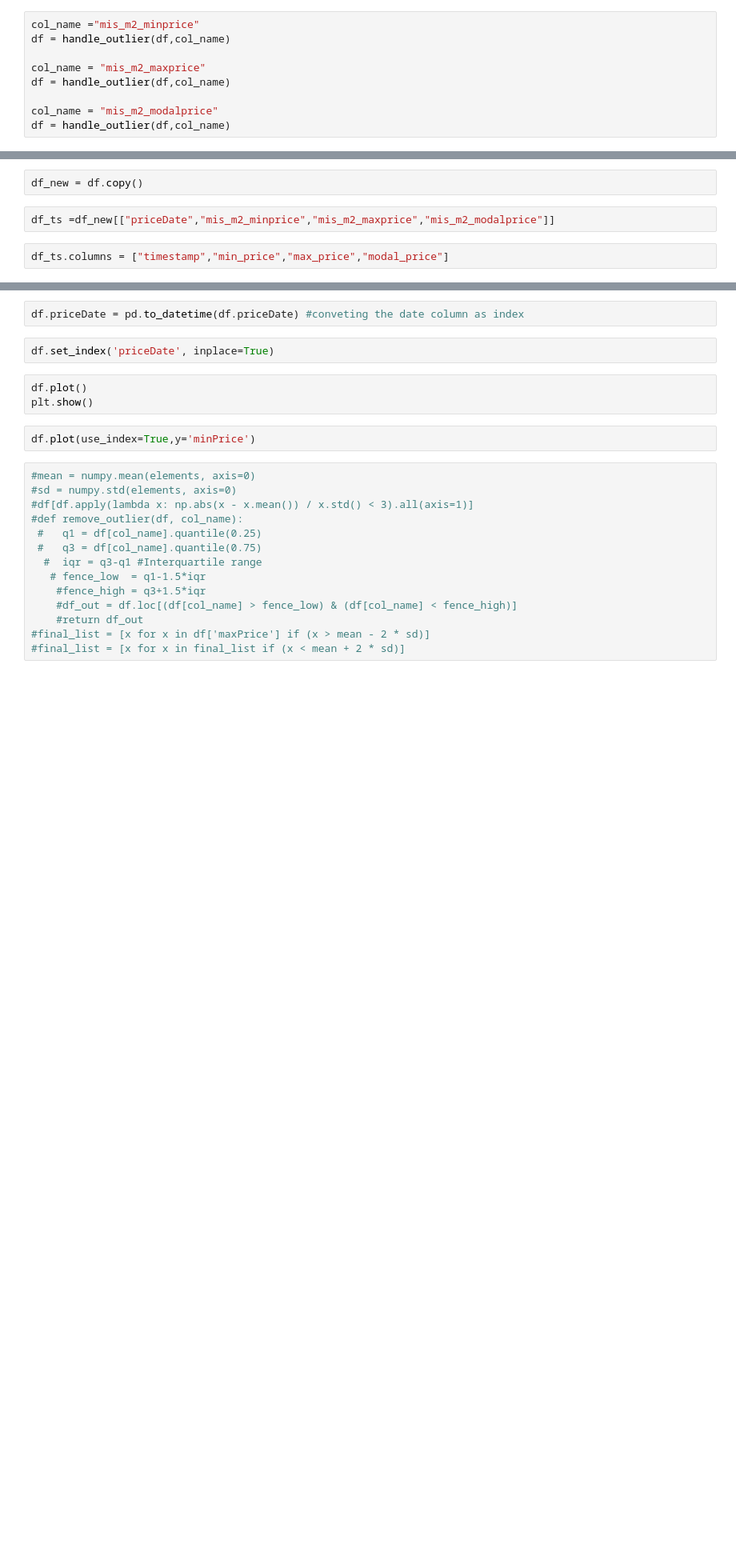
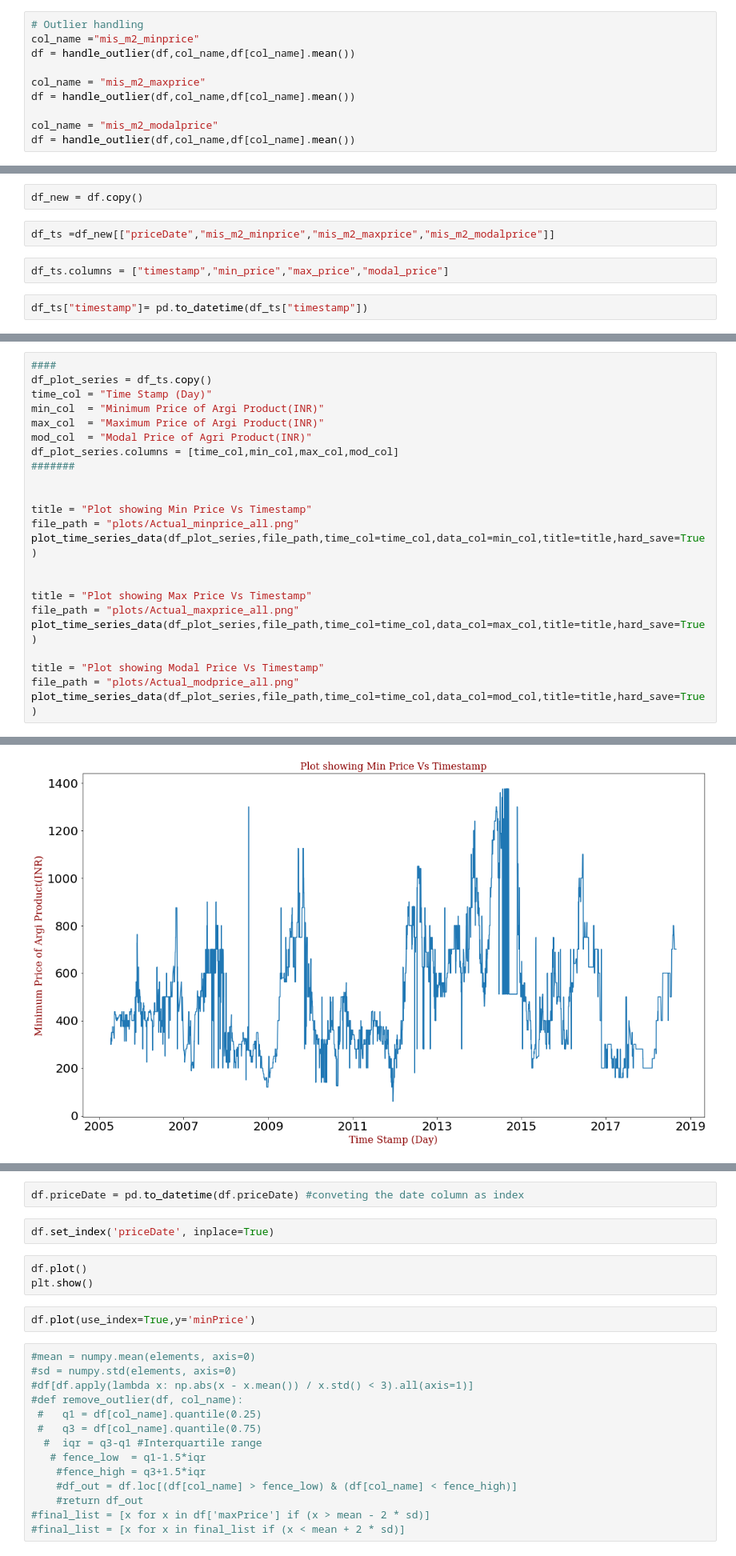
Before and after one commit to durgaharish1993/assignment-ts, a Jupyter notebook: python_notebook.ipynb, the cells around one changed output, grey strips where cells are left out. Shown at 80% size. Drawn from its saved outputs; the diff is of its cells as text; blank space fills up the shorter version.

Commit message:
Adding new functions plot_time_series_data, plotting_multiple_series,find_moving_averages

```diff
--- a/python_notebook.ipynb
+++ b/python_notebook.ipynb
@@ -141,11 +220,12 @@ df = mis_replace_linear_regression(df,X_col=["minPrice"] ,Y_col=col_name)
 col_name = "mis_m2_modalprice"
 df = mis_replace_linear_regression(df,X_col=["minPrice"] ,Y_col=col_name)
 # %%
+# Outlier handling
 col_name ="mis_m2_minprice"
-df = handle_outlier(df,col_name)
+df = handle_outlier(df,col_name,df[col_name].mean())
 
 col_name = "mis_m2_maxprice"
-df = handle_outlier(df,col_name)
+df = handle_outlier(df,col_name,df[col_name].mean())
 
 col_name = "mis_m2_modalprice"
-df = handle_outlier(df,col_name)
+df = handle_outlier(df,col_name,df[col_name].mean())
@@ -157,3 +235,5 @@ df_new = df.copy()
 df_ts =df_new[["priceDate","mis_m2_minprice","mis_m2_maxprice","mis_m2_modalprice"]]
 # %%
 df_ts.columns = ["timestamp","min_price","max_price","modal_price"]
+# %%
+df_ts["timestamp"]= pd.to_datetime(df_ts["timestamp"])
@@ -159,0 +246,24 @@ df_ts.columns = ["timestamp","min_price","max_price","modal_price"]
+# %%
+####
+df_plot_series = df_ts.copy()
+time_col = "Time Stamp (Day)"
+min_col  = "Minimum Price of Argi Product(INR)"
+max_col  = "Maximum Price of Argi Product(INR)"
+mod_col  = "Modal Price of Agri Product(INR)"
+df_plot_series.columns = [time_col,min_col,max_col,mod_col]
+#######
+
+
+title = "Plot showing Min Price Vs Timestamp"
+file_path = "plots/Actual_minprice_all.png"
+plot_time_series_data(df_plot_series,file_path,time_col=time_col,data_col=min_col,title=title,hard_save=True)
+
+
+title = "Plot showing Max Price Vs Timestamp"
+file_path = "plots/Actual_maxprice_all.png"
+plot_time_series_data(df_plot_series,file_path,time_col=time_col,data_col=max_col,title=title,hard_save=True)
+
+title = "Plot showing Modal Price Vs Timestamp"
+file_path = "plots/Actual_modprice_all.png"
+plot_time_series_data(df_plot_series,file_path,time_col=time_col,data_col=mod_col,title=title,hard_save=True)
+# %% [output]
@@ -159,0 +271 @@ df_ts.columns = ["timestamp","min_price","max_price","modal_price"]
+[figure, added]
```
Also changed, not shown: parts of 13 cells of this notebook, 7 other files.
